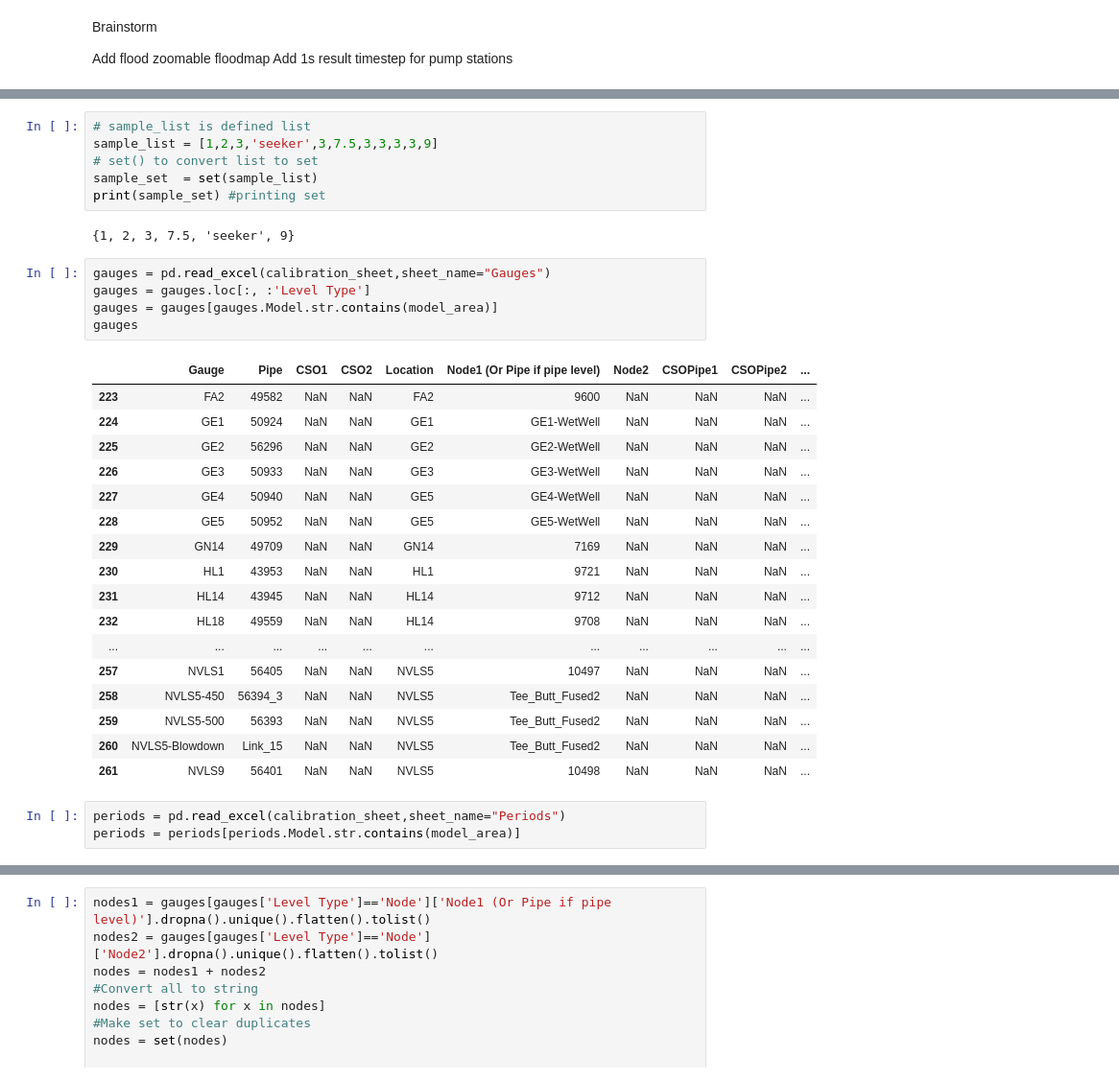
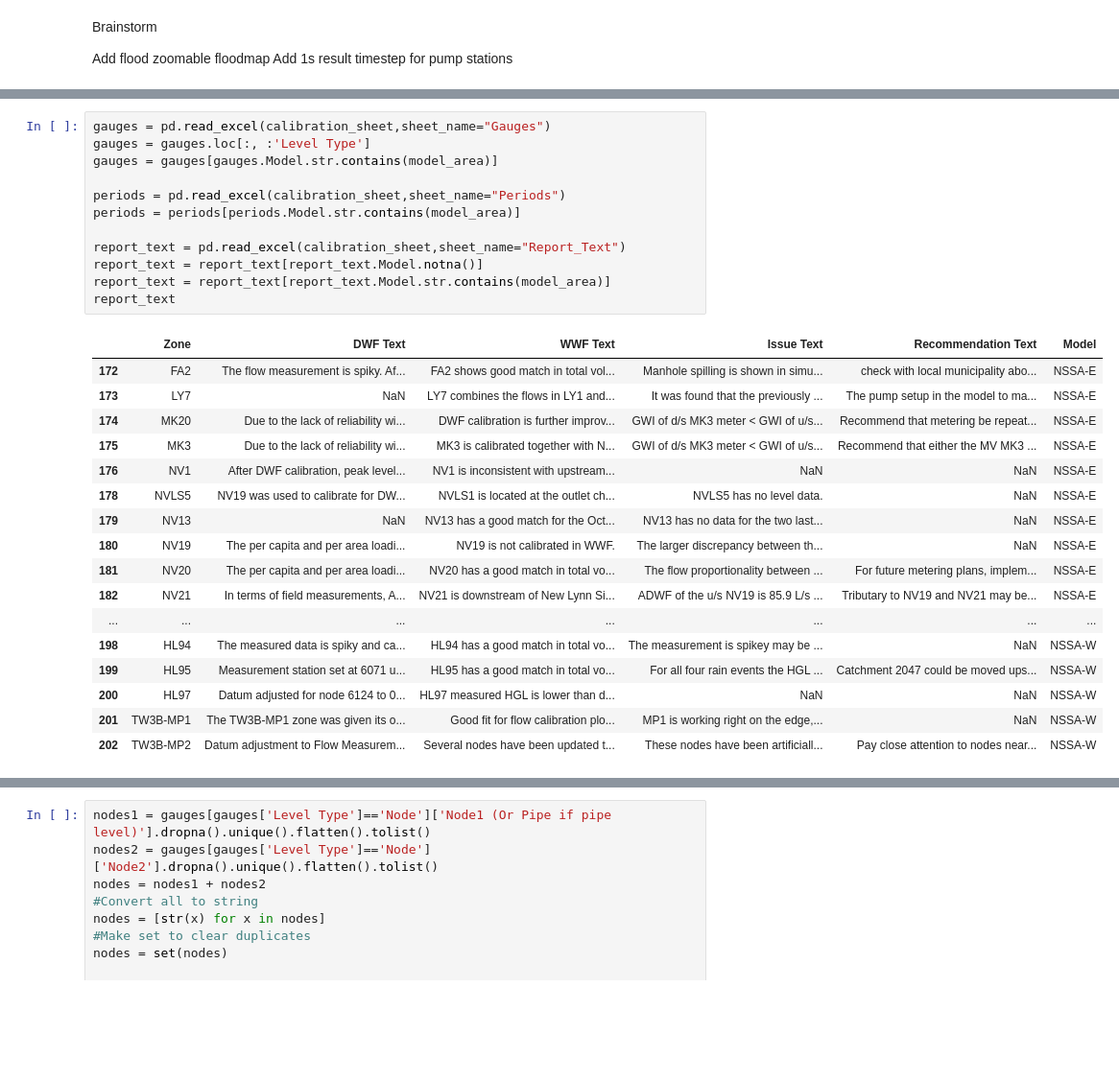
Before and after one commit to henriklocke/Calibration, a Jupyter notebook: Calibration.ipynb, the cells around one changed output, grey strips where cells are left out. Shown: that part at 96% size. Cells and saved outputs as stored; diff of their text form; blank space fills up the shorter version.

Commit message:
Add files via upload
Under development, added period specs

```diff
--- a/Calibration.ipynb
+++ b/Calibration.ipynb
@@ -35,37 +43,33 @@ result_folder = r"\\prdsynfile01\lws_modelling\SEWER_AREA_MODELS\NSSA\02_MODEL_C
 dfs0_folders = []
 dfs0_folders.append(r"\\prdsynfile01\lws_modelling\SEWER_AREA_MODELS\NSSA\02_MODEL_COMPONENTS\06_FLOW MONITORING\10. Dfs0s\Non-PS")
 dfs0_folders.append(r"\\prdsynfile01\lws_modelling\SEWER_AREA_MODELS\NSSA\02_MODEL_COMPONENTS\06_FLOW MONITORING\10. Dfs0s\PS")
-# %%
-# sample_list is defined list
-sample_list = [1,2,3,'seeker',3,7.5,3,3,3,3,9]
-# set() to convert list to set
-sample_set  = set(sample_list)
-print(sample_set) #printing set
-# %% [output]
-{1, 2, 3, 7.5, 'seeker', 9}
 # %%
 gauges = pd.read_excel(calibration_sheet,sheet_name="Gauges")
 gauges = gauges.loc[:, :'Level Type']
 gauges = gauges[gauges.Model.str.contains(model_area)]
-gauges
+
+periods = pd.read_excel(calibration_sheet,sheet_name="Periods")
+periods = periods[periods.Model.str.contains(model_area)]
+
+report_text = pd.read_excel(calibration_sheet,sheet_name="Report_Text")
+report_text = report_text[report_text.Model.notna()]
+report_text = report_text[report_text.Model.str.contains(model_area)]
+report_text
 # %% [output]
-|  | Gauge | Pipe | CSO1 | CSO2 | Location | Node1 (Or Pipe if pipe level) | Node2 | CSOPipe1 | CSOPipe2 | ... |
-| 223 | FA2 | 49582 | NaN | NaN | FA2 | 9600 | NaN | NaN | NaN | ... |
-| 224 | GE1 | 50924 | NaN | NaN | GE1 | GE1-WetWell | NaN | NaN | NaN | ... |
-| 225 | GE2 | 56296 | NaN | NaN | GE2 | GE2-WetWell | NaN | NaN | NaN | ... |
-| 226 | GE3 | 50933 | NaN | NaN | GE3 | GE3-WetWell | NaN | NaN | NaN | ... |
-| 227 | GE4 | 50940 | NaN | NaN | GE5 | GE4-WetWell | NaN | NaN | NaN | ... |
-| 228 | GE5 | 50952 | NaN | NaN | GE5 | GE5-WetWell | NaN | NaN | NaN | ... |
-| 229 | GN14 | 49709 | NaN | NaN | GN14 | 7169 | NaN | NaN | NaN | ... |
-| 230 | HL1 | 43953 | NaN | NaN | HL1 | 9721 | NaN | NaN | NaN | ... |
-| 231 | HL14 | 43945 | NaN | NaN | HL14 | 9712 | NaN | NaN | NaN | ... |
-| 232 | HL18 | 49559 | NaN | NaN | HL14 | 9708 | NaN | NaN | NaN | ... |
-| ... | ... | ... | ... | ... | ... | ... | ... | ... | ... | ... |
-| 257 | NVLS1 | 56405 | NaN | NaN | NVLS5 | 10497 | NaN | NaN | NaN | ... |
-| 258 | NVLS5-450 | 56394_3 | NaN | NaN | NVLS5 | Tee_Butt_Fused2 | NaN | NaN | NaN | ... |
-| 259 | NVLS5-500 | 56393 | NaN | NaN | NVLS5 | Tee_Butt_Fused2 | NaN | NaN | NaN | ... |
-| 260 | NVLS5-Blowdown | Link_15 | NaN | NaN | NVLS5 | Tee_Butt_Fused2 | NaN | NaN | NaN | ... |
-| 261 | NVLS9 | 56401 | NaN | NaN | NVLS5 | 10498 | NaN | NaN | NaN | ... |
+|  | Zone | DWF Text | WWF Text | Issue Text | Recommendation Text | Model |
+| 172 | FA2 | The flow measurement is spiky. Af... | FA2 shows good match in total vol... | Manhole spilling is shown in simu... | check with local municipality abo... | NSSA-E |
+| 173 | LY7 | NaN | LY7 combines the flows in LY1 and... | It was found that the previously ... | The pump setup in the model to ma... | NSSA-E |
+| 174 | MK20 | Due to the lack of reliability wi... | DWF calibration is further improv... | GWI of d/s MK3 meter < GWI of u/s... | Recommend that metering be repeat... | NSSA-E |
+| 175 | MK3 | Due to the lack of reliability wi... | MK3 is calibrated together with N... | GWI of d/s MK3 meter < GWI of u/s... | Recommend that either the MV MK3 ... | NSSA-E |
+| 176 | NV1 | After DWF calibration, peak level... | NV1 is inconsistent with upstream... | NaN | NaN | NSSA-E |
+| 178 | NVLS5 | NV19 was used to calibrate for DW... | NVLS1 is located at the outlet ch... | NVLS5 has no level data. | NaN | NSSA-E |
+| 179 | NV13 | NaN | NV13 has a good match for the Oct... | NV13 has no data for the two last... | NaN | NSSA-E |
+| 180 | NV19 | The per capita and per area loadi... | NV19 is not calibrated in WWF. | The larger discrepancy between th... | NaN | NSSA-E |
+| 181 | NV20 | The per capita and per area loadi... | NV20 has a good match in total vo... | The flow proportionality between ... | For future metering plans, implem... | NSSA-E |
+| 182 | NV21 | In terms of field measurements, A... | NV21 is downstream of New Lynn Si... | ADWF of the u/s NV19 is 85.9 L/s ... | Tributary to NV19 and NV21 may be... | NSSA-E |
+| ... | ... | ... | ... | ... | ... | ... |
+| 198 | HL94 | The measured data is spiky and ca... | HL94 has a good match in total vo... | The measurement is spikey may be ... | NaN | NSSA-W |
+| 199 | HL95 | Measurement station set at 6071 u... | HL95 has a good match in total vo... | For all four rain events the HGL ... | Catchment 2047 could be moved ups... | NSSA-W |
+| 200 | HL97 | Datum adjusted for node 6124 to 0... | HL97 measured HGL is lower than d... | NaN | NaN | NSSA-W |
+| 201 | TW3B-MP1 | The TW3B-MP1 zone was given its o... | Good fit for flow calibration plo... | MP1 is working right on the edge,... | NaN | NSSA-W |
+| 202 | TW3B-MP2 | Datum adjustment to Flow Measurem... | Several nodes have been updated t... | These nodes have been artificiall... | Pay close attention to nodes near... | NSSA-W |
-# %%
-periods = pd.read_excel(calibration_sheet,sheet_name="Periods")
-periods = periods[periods.Model.str.contains(model_area)]
```
Also changed, not shown: parts of 14 cells of this notebook.
